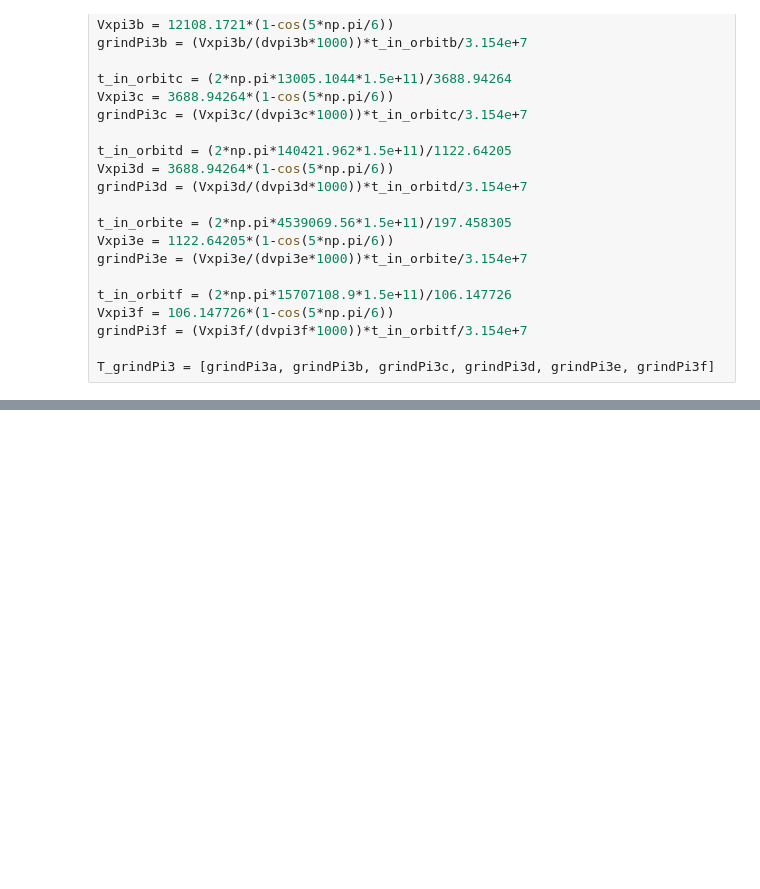
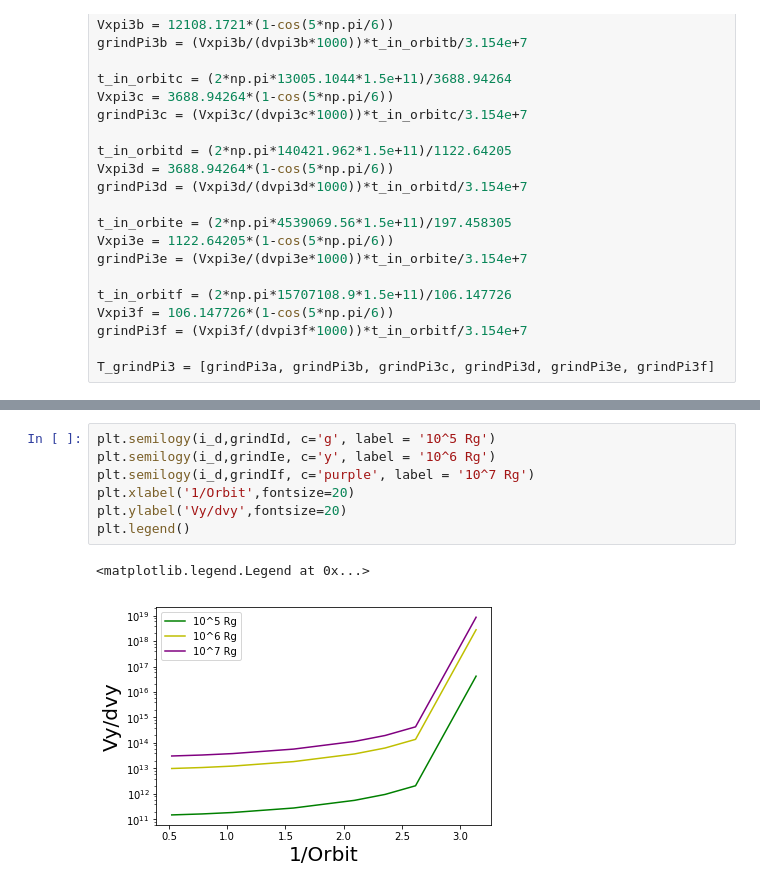
Before and after one commit to gfabj/Summer_Research_Project, a Jupyter notebook: T_Grind_2nd_Method.ipynb, the cells around one changed output, grey strips where cells are left out. Cells and saved outputs as stored; diff of their text form; blank space fills up the shorter version.

```diff
--- a/T_Grind_2nd_Method.ipynb
+++ b/T_Grind_2nd_Method.ipynb
@@ -380,0 +461,10 @@ ax.legend(loc='center left', bbox_to_anchor=(1, 0.5))
+# %%
+plt.semilogy(i_d,grindId, c='g', label = '10^5 Rg')
+plt.semilogy(i_d,grindIe, c='y', label = '10^6 Rg')
+plt.semilogy(i_d,grindIf, c='purple', label = '10^7 Rg')
+plt.xlabel('1/Orbit',fontsize=20)
+plt.ylabel('Vy/dvy',fontsize=20)
+plt.legend()
+# %% [output]
+<matplotlib.legend.Legend at 0x...>
+[figure, added]
```
Also changed, not shown: parts of 13 cells of this notebook, 2 other files.
